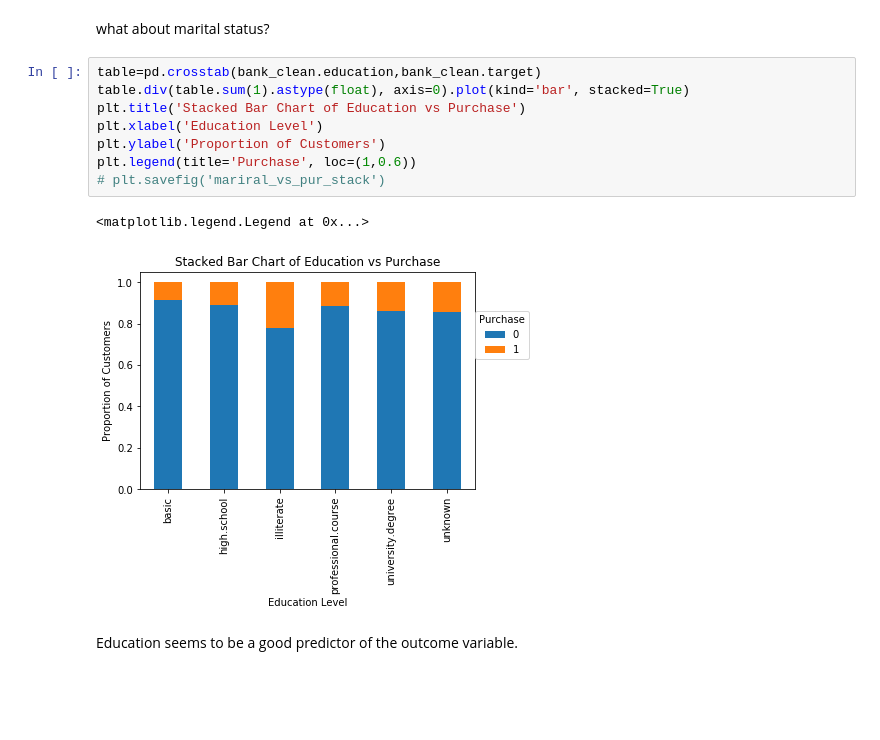
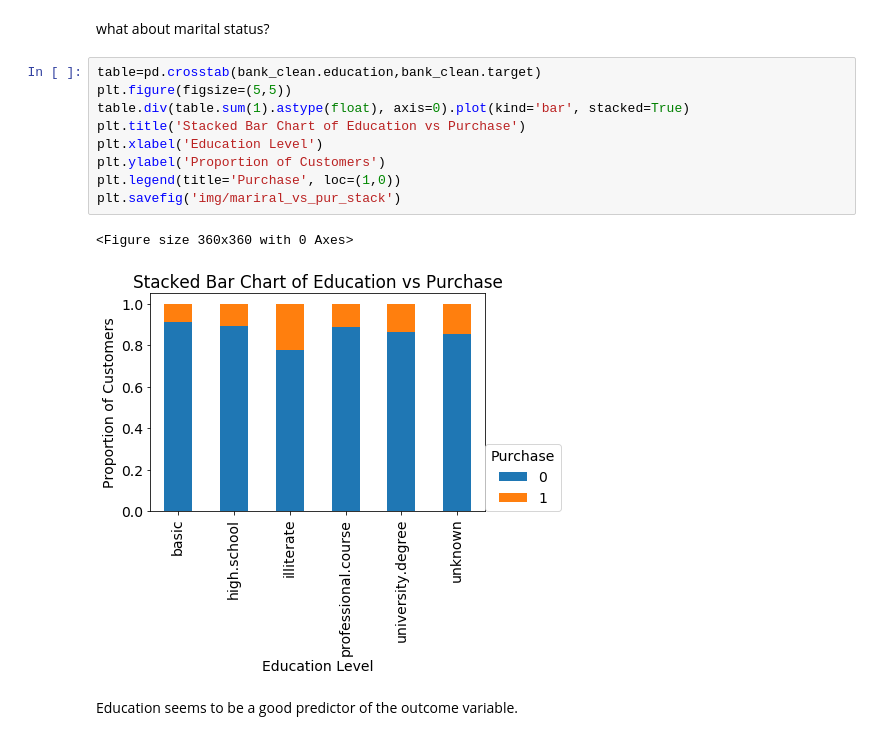
Before and after one commit to Lastew/successful-phone-campaign, a Jupyter notebook: 1. Data_Cleaning_and_Exploration.ipynb, the cells around one changed output. Drawn from its saved outputs; the diff is of its cells as text; blank space fills up the shorter version.

```diff
--- a/1. Data_Cleaning_and_Exploration.ipynb
+++ b/1. Data_Cleaning_and_Exploration.ipynb
@@ -152,15 +152,16 @@ The frequency of purchase of the deposit depends a great deal on the job title.
 what about marital status?
 # %%
 table=pd.crosstab(bank_clean.education,bank_clean.target)
+plt.figure(figsize=(5,5))
 table.div(table.sum(1).astype(float), axis=0).plot(kind='bar', stacked=True)
 plt.title('Stacked Bar Chart of Education vs Purchase')
 plt.xlabel('Education Level')
 plt.ylabel('Proportion of Customers')
-plt.legend(title='Purchase', loc=(1,0.6))
-# plt.savefig('mariral_vs_pur_stack')
+plt.legend(title='Purchase', loc=(1,0))
+plt.savefig('img/mariral_vs_pur_stack')
 # %% [output]
-<matplotlib.legend.Legend at 0x...>
+<Figure size 360x360 with 0 Axes>
-[figure, old version]
+[figure, new version]
 # %% [markdown]
 Education seems to be a good predictor of the outcome variable.
 # %%
```
Also changed, not shown: 16 other files.
